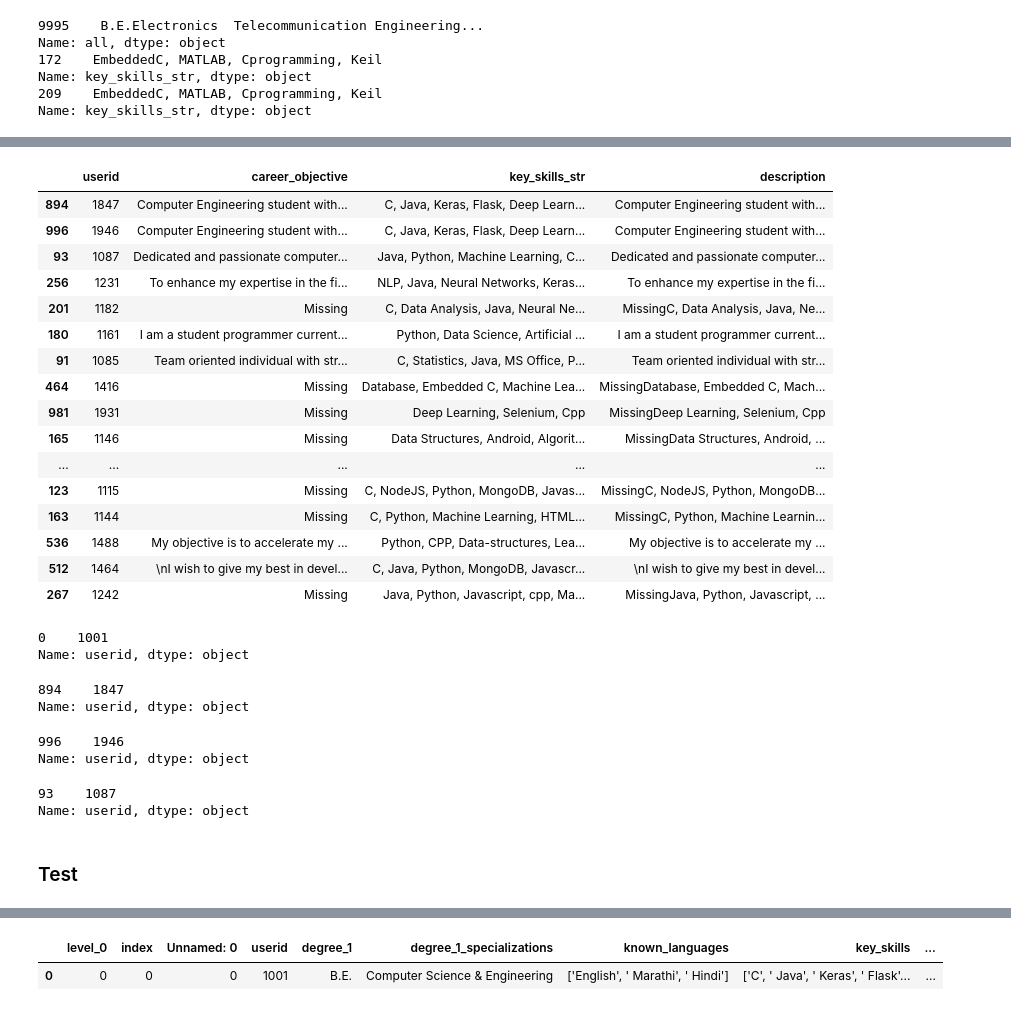
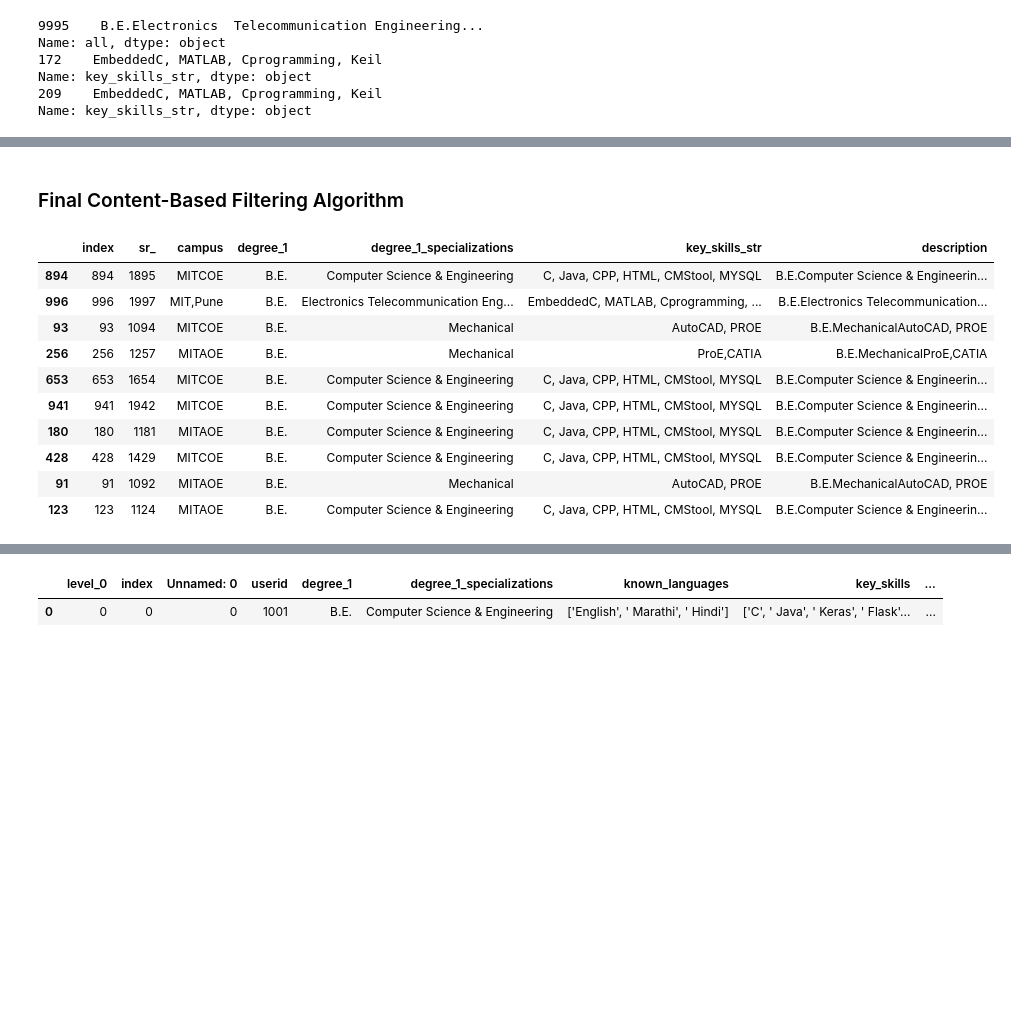
Before and after one commit to britneyv/Personalised-Course-Recommender-System, a Jupyter notebook: Content-Filtering_Experiments.ipynb, the cells around one changed output, grey strips where cells are left out. Saved outputs shown, nothing was run; the diff lists cells and outputs as text; code cells hidden in the pictures; blank space fills up the shorter version.

```diff
--- a/Content-Filtering_Experiments.ipynb
+++ b/Content-Filtering_Experiments.ipynb
@@ -535,0 +373,2 @@ def get_user_cf_recommendations(user):
+# %% [markdown]
+### Final Content-Based Filtering Algorithm
@@ -536,44 +433,15 @@ def get_user_cf_recommendations(user):
 # %%
-#getting the similar users recs for user 1001
-get_user_cf_recommendations(1001) #the input is a course, the output is similar users
+#getting the similar course recs for user 1001
+get_course_cf_recommendations(1001).head(10)
 # %% [output]
-|  | userid | career_objective | key_skills_str | description |
-| 894 | 1847 | Computer Engineering student with... | C, Java, Keras, Flask, Deep Learn... | Computer Engineering student with... |
-| 996 | 1946 | Computer Engineering student with... | C, Java, Keras, Flask, Deep Learn... | Computer Engineering student with... |
-| 93 | 1087 | Dedicated and passionate computer... | Java, Python, Machine Learning, C... | Dedicated and passionate computer... |
-| 256 | 1231 | To enhance my expertise in the fi... | NLP, Java, Neural Networks, Keras... | To enhance my expertise in the fi... |
-| 201 | 1182 | Missing | C, Data Analysis, Java, Neural Ne... | MissingC, Data Analysis, Java, Ne... |
-| 180 | 1161 | I am a student programmer current... | Python, Data Science, Artificial ... | I am a student programmer current... |
-| 91 | 1085 | Team oriented individual with str... | C, Statistics, Java, MS Office, P... | Team oriented individual with str... |
-| 464 | 1416 | Missing | Database, Embedded C, Machine Lea... | MissingDatabase, Embedded C, Mach... |
-| 981 | 1931 | Missing | Deep Learning, Selenium, Cpp | MissingDeep Learning, Selenium, Cpp |
-| 165 | 1146 | Missing | Data Structures, Android, Algorit... | MissingData Structures, Android, ... |
-| ... | ... | ... | ... | ... |
-| 123 | 1115 | Missing | C, NodeJS, Python, MongoDB, Javas... | MissingC, NodeJS, Python, MongoDB... |
-| 163 | 1144 | Missing | C, Python, Machine Learning, HTML... | MissingC, Python, Machine Learnin... |
-| 536 | 1488 | My objective is to accelerate my ... | Python, CPP, Data-structures, Lea... | My objective is to accelerate my ... |
-| 512 | 1464 | \nI wish to give my best in devel... | C, Java, Python, MongoDB, Javascr... | \nI wish to give my best in devel... |
-| 267 | 1242 | Missing | Java, Python, Javascript, cpp, Ma... | MissingJava, Python, Javascript, ... |
+|  | index | sr_ | campus | degree_1 | degree_1_specializations | key_skills_str | description |
+| 894 | 894 | 1895 | MITCOE | B.E. | Computer Science & Engineering | C, Java, CPP, HTML, CMStool, MYSQL | B.E.Computer Science & Engineerin... |
+| 996 | 996 | 1997 | MIT,Pune | B.E. | Electronics Telecommunication Eng... | EmbeddedC, MATLAB, Cprogramming, ... | B.E.Electronics Telecommunication... |
+| 93 | 93 | 1094 | MITCOE | B.E. | Mechanical | AutoCAD, PROE | B.E.MechanicalAutoCAD, PROE |
+| 256 | 256 | 1257 | MITAOE | B.E. | Mechanical | ProE,CATIA | B.E.MechanicalProE,CATIA |
+| 653 | 653 | 1654 | MITCOE | B.E. | Computer Science & Engineering | C, Java, CPP, HTML, CMStool, MYSQL | B.E.Computer Science & Engineerin... |
+| 941 | 941 | 1942 | MITCOE | B.E. | Computer Science & Engineering | C, Java, CPP, HTML, CMStool, MYSQL | B.E.Computer Science & Engineerin... |
+| 180 | 180 | 1181 | MITAOE | B.E. | Computer Science & Engineering | C, Java, CPP, HTML, CMStool, MYSQL | B.E.Computer Science & Engineerin... |
+| 428 | 428 | 1429 | MITCOE | B.E. | Computer Science & Engineering | C, Java, CPP, HTML, CMStool, MYSQL | B.E.Computer Science & Engineerin... |
+| 91 | 91 | 1092 | MITAOE | B.E. | Mechanical | AutoCAD, PROE | B.E.MechanicalAutoCAD, PROE |
+| 123 | 123 | 1124 | MITAOE | B.E. | Computer Science & Engineering | C, Java, CPP, HTML, CMStool, MYSQL | B.E.Computer Science & Engineerin... |
-# %%
-print(cf_user_dataset["userid"].loc[course_dataset['sr_'] == 1001])
-#description, key_skills_str, career_objective, userid
-# %% [output]
-0    1001
-Name: userid, dtype: object
-# %%
-print(cf_user_dataset["userid"].loc[course_dataset['sr_'] == 1895])
-# %% [output]
-894    1847
-Name: userid, dtype: object
-# %%
-print(cf_user_dataset["userid"].loc[course_dataset['sr_'] == 1997])
-# %% [output]
-996    1946
-Name: userid, dtype: object
-# %%
-print(cf_user_dataset["userid"].loc[course_dataset['sr_'] == 1094])
-# %% [output]
-93    1087
-Name: userid, dtype: object
-# %% [markdown]
-### Test
```
Also changed, not shown: parts of 44 cells of this notebook, 9 other files.
